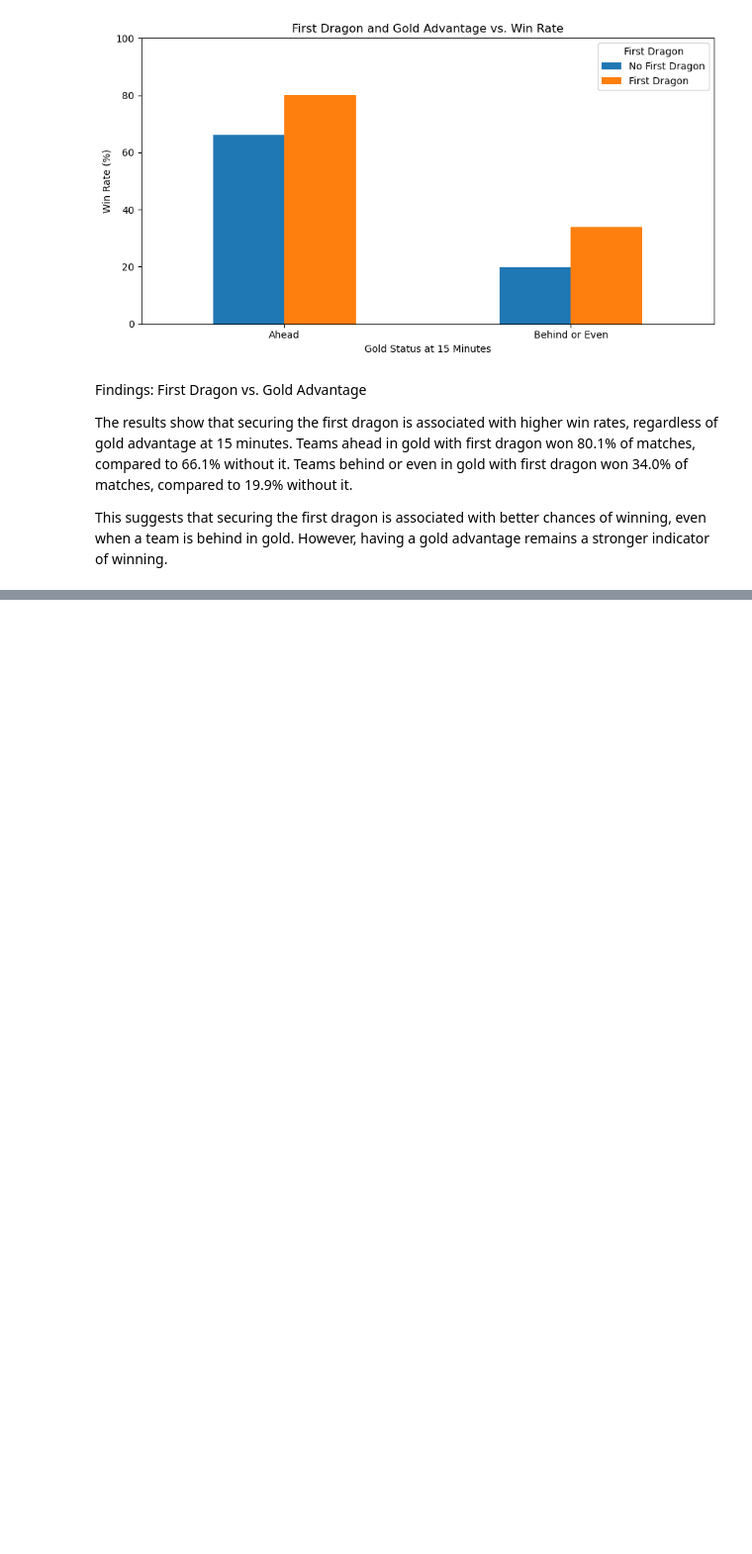
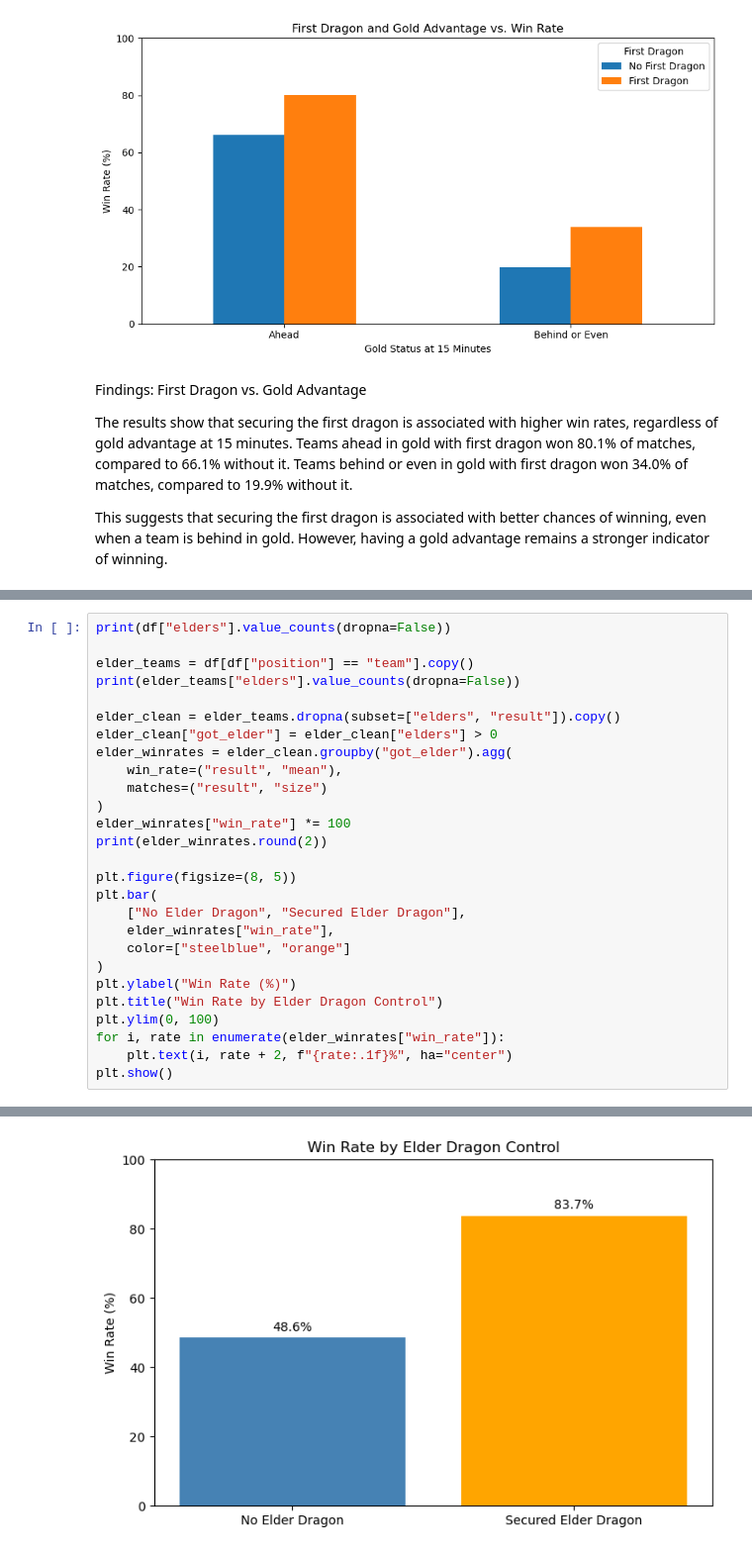
Before and after one commit to al4nch3n/league-of-legends-analysis, a Jupyter notebook: LeagueAnalysis.ipynb, the cells around one changed output, grey strips where cells are left out. Shown at 99% size. Drawn from its saved outputs; the diff is of its cells as text; blank space fills up the shorter version.

Commit message:
feat: Add Elder Dragon win rate analysis

```diff
--- a/LeagueAnalysis.ipynb
+++ b/LeagueAnalysis.ipynb
@@ -213,0 +264,28 @@ However, having a gold advantage remains a stronger indicator of winning.
+# %%
+print(df["elders"].value_counts(dropna=False))
+
+elder_teams = df[df["position"] == "team"].copy()
+print(elder_teams["elders"].value_counts(dropna=False))
+
+elder_clean = elder_teams.dropna(subset=["elders", "result"]).copy()
+elder_clean["got_elder"] = elder_clean["elders"] > 0
+elder_winrates = elder_clean.groupby("got_elder").agg(
+    win_rate=("result", "mean"),
+    matches=("result", "size")
+)
+elder_winrates["win_rate"] *= 100
+print(elder_winrates.round(2))
+
+plt.figure(figsize=(8, 5))
+plt.bar(
+    ["No Elder Dragon", "Secured Elder Dragon"],
+    elder_winrates["win_rate"],
+    color=["steelblue", "orange"]
+)
+plt.ylabel("Win Rate (%)")
+plt.title("Win Rate by Elder Dragon Control")
+plt.ylim(0, 100)
+for i, rate in enumerate(elder_winrates["win_rate"]):
+    plt.text(i, rate + 2, f"{rate:.1f}%", ha="center")
+plt.show()
+# %% [output]
@@ -213,0 +312 @@ However, having a gold advantage remains a stronger indicator of winning.
+[figure, added]
```
Also changed, not shown: parts of 5 cells of this notebook.
